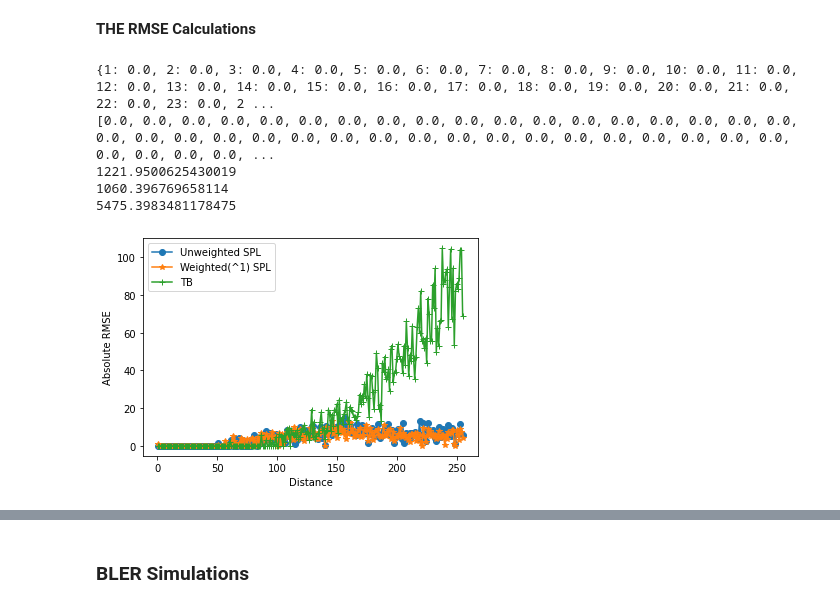
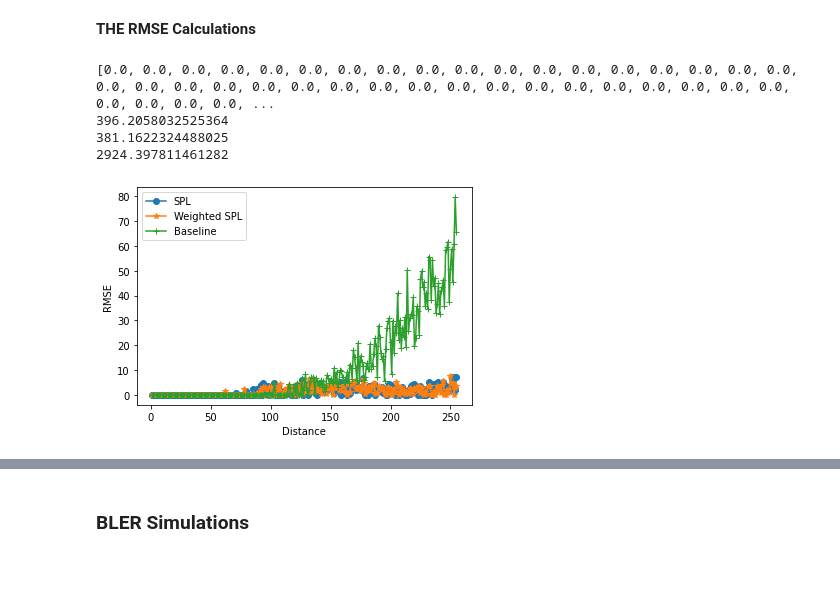
Before and after one commit to neelabhro/Deep-Learning-based-Wireless-Communications, a Jupyter notebook: SPL_uw|SPL_w|TB.ipynb, the cells around one changed output, grey strips where cells are left out. Drawn from its saved outputs; the diff is of its cells as text; code cells hidden in the pictures; blank space fills up the shorter version.

```diff
--- a/SPL_uw|SPL_w|TB.ipynb
+++ b/SPL_uw|SPL_w|TB.ipynb
@@ -92,7 +89,7 @@ SNR_var = {}
 ad_noise_SNR = []  #The values of the dictionary, finally providing an array of stdevs
 NoW = 0.02
 
-Transmitted_Power = 20 #in dBm
+Transmitted_Power = 23 #in dBm
 Noise_Figure = 95 #in -dBm
 
 noise_factor = Transmitted_Power + Noise_Figure
@@ -205,7 +202,7 @@ class AE(object):
 
             # Channel
             #noise_std = tf.placeholder(tf.float32, shape=())
-            noise_std = tf.placeholder(tf.float32, shape=[100000,2,2])
+            noise_std = tf.placeholder(tf.float32, shape=[200000,2,2])
             noise = tf.random_normal(tf.shape(x), mean=0.0, stddev=noise_std)
 
             fade = tf.random.normal(shape=tf.shape(x))
@@ -553,7 +550,7 @@ class AE_Weighted(object):
 
             # Channel
             #noise_std = tf.placeholder(tf.float32, shape=())
-            noise_std = tf.placeholder(tf.float32, shape=[100000,2,2])
+            noise_std = tf.placeholder(tf.float32, shape=[200000,2,2])
             noise = tf.random_normal(tf.shape(x), mean=0.0, stddev=noise_std)
 
             fade = tf.random.normal(shape=tf.shape(x))
@@ -879,7 +876,7 @@ class AE_Tb(object):
 
             # Channel
             #noise_std = tf.placeholder(tf.float32, shape=())
-            noise_std = tf.placeholder(tf.float32, shape=[100000,2,2])
+            noise_std = tf.placeholder(tf.float32, shape=[200000,2,2])
             noise = tf.random_normal(tf.shape(x), mean=0.0, stddev=noise_std)
 
             fade = tf.random.normal(shape=tf.shape(x))
@@ -1280,7 +1277,7 @@ for j in range(1,M):
   rmse_Tb[j] = rmse(([tr_hat_Tb[x] for x in s_ind[j]]), ([tr[x] for x in s_ind[j]]))
   #sum_uw[i] = sum_uw[i] + sum_uw[i-1]
 
-print(rmse_uw)
+#print(rmse_uw)
 message_factor = (np.arange(1, M))
 
 rmse_uwA = []
@@ -1299,40 +1296,39 @@ for i in rmse_Tb.values():
 #rmse_uw = (np.divide(rmse_uwA,message_factor) +1)
 rmse_uw = rmse_uwA
 
 #rmse_w = np.log2(np.divide(rmse_wA,message_factor) + 1)
 #rmse_w = (np.divide(rmse_wA,message_factor) + 1)
 rmse_w = rmse_wA
 
 
 #rmse_Tb = np.log2(np.divide(rmse_TbA,message_factor) +1)
 #rmse_Tb = (np.divide(rmse_TbA,message_factor))
 rmse_Tb = rmse_TbA
 
 message = np.arange(1,M)
 
 print(rmse_uw)
 plt.plot(message, rmse_uw, '-o');
 plt.plot(message, rmse_w, '-*');
 plt.plot(message, rmse_Tb, '-+');
 plt.xlabel('Distance')
-plt.ylabel('Absolute RMSE')
+plt.ylabel('RMSE')
 #plt.ylim([0, 20])
 #plt.ylabel('log2 Norm RMSE deviation')
-plt.legend(['Unweighted SPL', 'Weighted(^1) SPL','TB'])
+plt.legend(['SPL', 'Weighted SPL','Baseline'])
 
 
 print(np.sum(rmse_uw))
 print(np.sum(rmse_w))
 print(np.sum(rmse_Tb))
 #print(np.sum(rmse_uwA))
 #print(np.sum(rmse_wA))
 # %% [output]
-{1: 0.0, 2: 0.0, 3: 0.0, 4: 0.0, 5: 0.0, 6: 0.0, 7: 0.0, 8: 0.0, 9: 0.0, 10: 0.0, 11: 0.0, 12: 0.0, 13: 0.0, 14: 0.0, 15: 0.0, 16: 0.0, 17: 0.0, 18: 0.0, 19: 0.0, 20: 0.0, 21: 0.0, 22: 0.0, 23: 0.0, 2 ...
 [0.0, 0.0, 0.0, 0.0, 0.0, 0.0, 0.0, 0.0, 0.0, 0.0, 0.0, 0.0, 0.0, 0.0, 0.0, 0.0, 0.0, 0.0, 0.0, 0.0, 0.0, 0.0, 0.0, 0.0, 0.0, 0.0, 0.0, 0.0, 0.0, 0.0, 0.0, 0.0, 0.0, 0.0, 0.0, 0.0, 0.0, 0.0, 0.0, 0.0, ...
-1221.9500625430019
-1060.396769658114
-5475.3983481178475
+396.2058032525364
+381.1622324488025
+2924.397811461282
-[figure, old version]
+[figure, new version]
 # %%
 #print([x for x in s_ind[0]])
 
```
Also changed, not shown: parts of 16 cells of this notebook.
